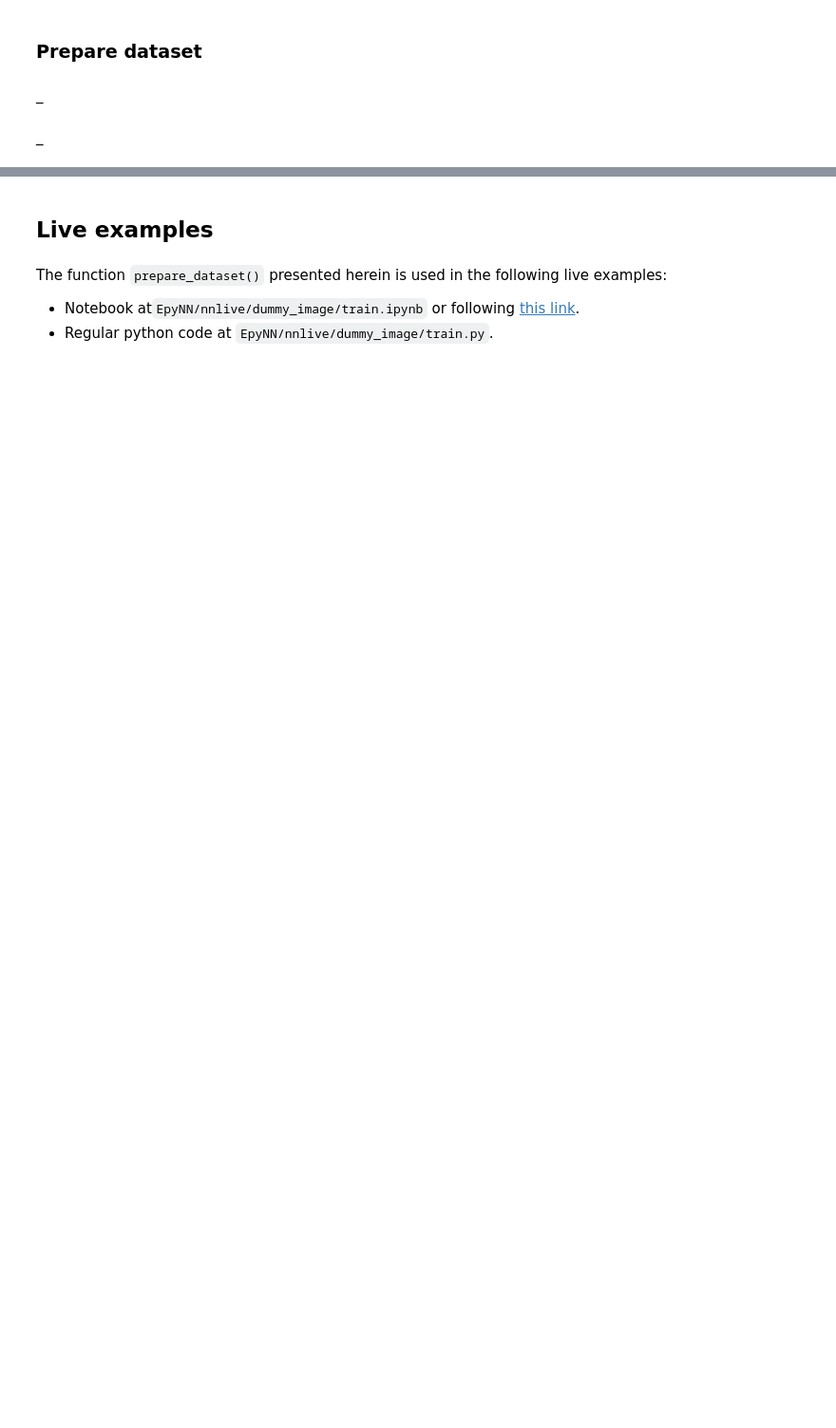
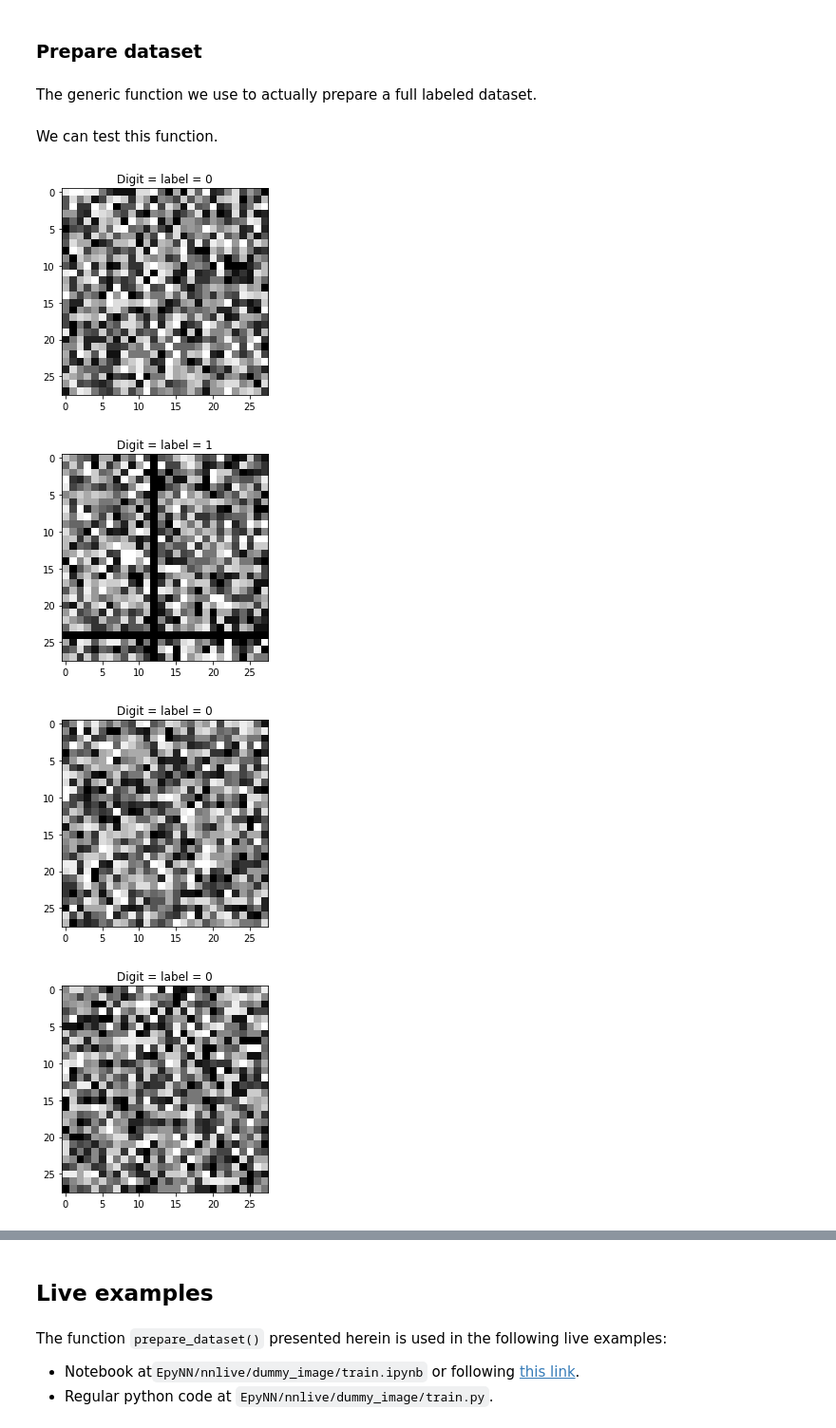
Before and after one commit to Synthaze/EpyNN, a Jupyter notebook: nnlive/dummy_image/prepare_dataset.ipynb, the cells around one changed output, grey strips where cells are left out. Shown at 95% size. Cells and saved outputs as stored; diff of their text form; code cells hidden in the pictures; blank space fills up the shorter version.

Commit message:
prepare_dataset.py all reviewed

```diff
--- a/nnlive/dummy_image/prepare_dataset.ipynb
+++ b/nnlive/dummy_image/prepare_dataset.ipynb
@@ -153,5 +187,7 @@ for i in range(5):
 # %% [markdown]
 ### Prepare dataset
+# %% [markdown]
+The generic function we use to actually prepare a full labeled dataset.
 # %%
 def prepare_dataset(N_SAMPLES=100):
     """Prepare a set of dummy time sample features and label.
@@ -194,7 +230,17 @@ def prepare_dataset(N_SAMPLES=100):
     X_features, Y_label = zip(*dataset)
 
     return X_features, Y_label
-# %% [markdown]
-_
-# %% [markdown]
-_
+# %% [markdown]
+We can test this function.
+# %%
+X_features, Y_label = prepare_dataset(N_SAMPLES=5)
+
+for features, label in zip(X_features, Y_label):
+    plt.imshow(features, cmap='gray')
+    plt.title('Digit = label = %s' % label)
+    plt.show()
+# %% [output]
+[figure, added]
+[figure, added]
+[figure, added]
+[figure, added]
```
Also changed, not shown: parts of 20 cells of this notebook, 5 other files.
